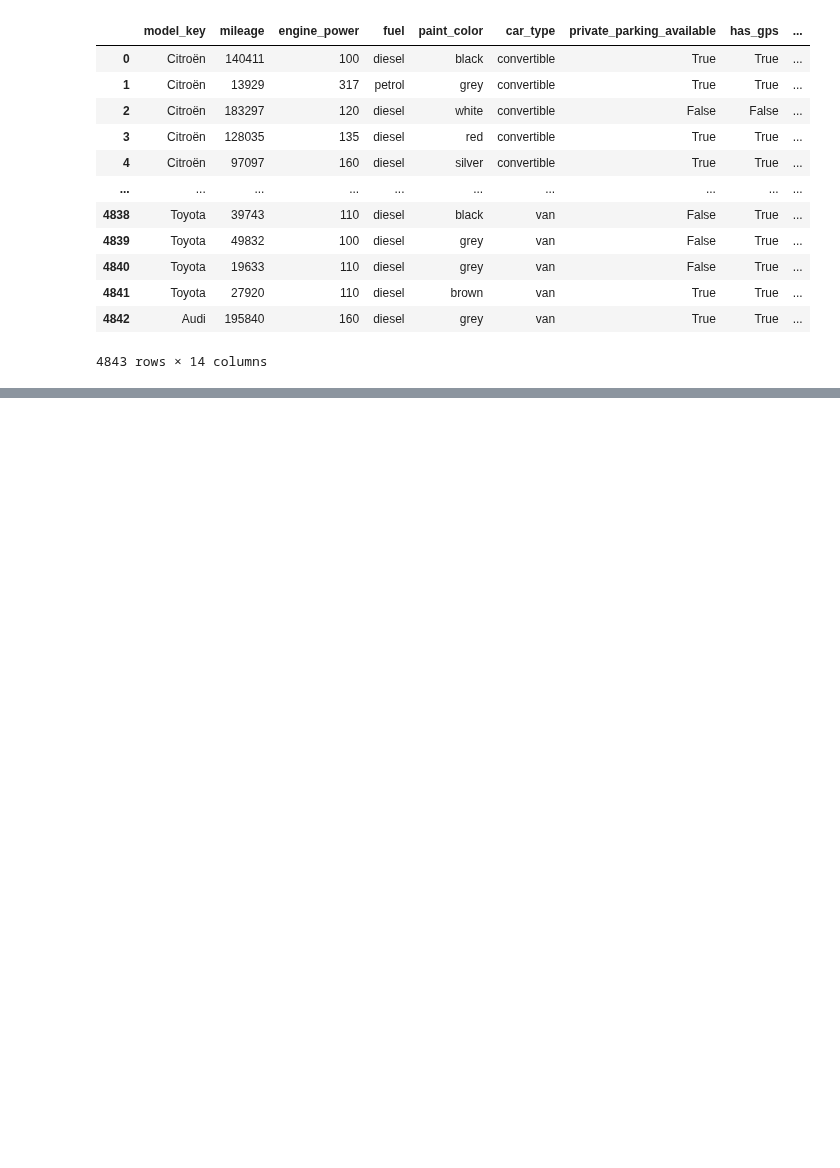
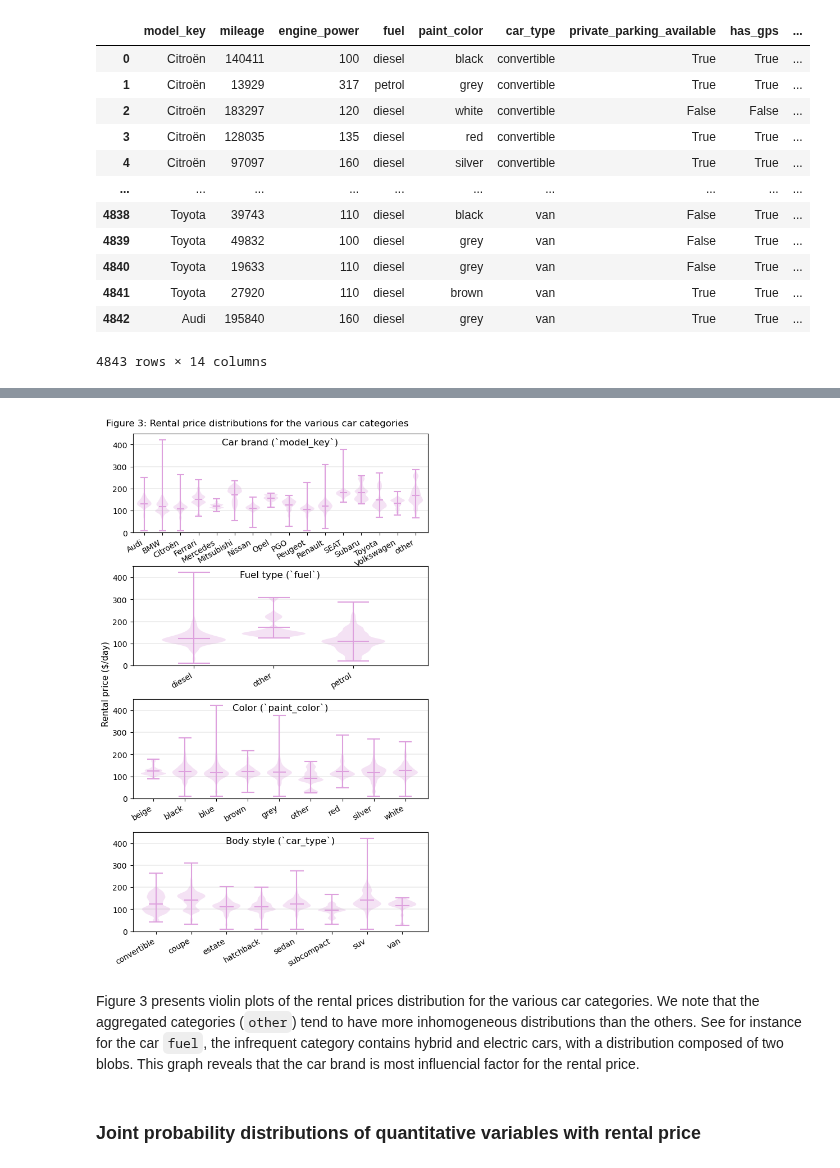
Before and after one commit to netesf13d/jedha-projects, a Jupyter notebook: 1-05-Getaround_Analysis/Getaround_Analysis_pricing.ipynb, the cells around one changed output, grey strips where cells are left out. Drawn from its saved outputs; the diff is of its cells as text; code cells hidden in the pictures; blank space fills up the shorter version.

```diff
--- a/1-05-Getaround_Analysis/Getaround_Analysis_pricing.ipynb
+++ b/1-05-Getaround_Analysis/Getaround_Analysis_pricing.ipynb
@@ -54,0 +250,48 @@ pp_df.describe(include='all')
+# %%
+## Agregate categories with count < 30 into infrequent category `other`
+df_ = df.loc[:, cat_vars]
+value_counts = df_.apply(lambda x: x.map(x.value_counts()))
+df_ = pd.concat([df_.mask(value_counts < 30, 'other'),
+                 df['rental_price_per_day']], axis=1)
+
+##
+fig3, axs3 = plt.subplots(
+    nrows=4, ncols=1, figsize=(6, 9.8), dpi=100,
+    gridspec_kw={'left': 0.1, 'right': 0.975, 'top': 0.965, 'bottom': 0.06,
+                 'hspace': 0.34})
+fig3.suptitle("Figure 3: Rental price distributions for the various car categories",
+              x=0.02, y=0.991, ha='left')
+
+cat_titles = ['Car brand (`model_key`)', 'Fuel type (`fuel`)',
+                'Color (`paint_color`)', 'Body style (`car_type`)']
+for title, item, ax in zip(cat_titles, cat_vars, axs3):
+    ax.set_title(title, y=0.84)
+    vdata, categories = [], []
+    for category, gdf in df_.loc[:, ['rental_price_per_day', item]].groupby(item):
+        vdata.append(gdf['rental_price_per_day'].to_numpy())
+        categories.append(category)
+
+    n = len(categories)
+    vplot = ax.violinplot(vdata, positions=np.linspace(0, n-1, n),
+                          widths=0.8, showmeans=True, bw_method=0.2)
+    for elt in vplot['bodies']:
+        elt.set_facecolor('plum')
+    for elt in ['cbars', 'cmaxes', 'cmins', 'cmeans']:
+        vplot[elt].set_edgecolor('plum')
+    ax.set_xlim(-0.6-0.5/n, n-0.4+1/n)
+    ax.set_xticks(np.arange(0, len(categories)), categories, fontsize=10,
+                  rotation=30, ha='right')
+    ax.set_ylim(0, 450)
+    ax.grid(visible=True, axis='y', linewidth=0.3)
+
+fig3.text(0.02, 0.51, 'Rental price ($/day)', rotation=90, fontsize=11,
+          ha='center', va='center')
+
+
+plt.show()
+# %% [output]
+[figure, added]
+# %% [markdown]
+Figure 3 presents violin plots of the rental prices distribution for the various car categories. We note that the aggregated categories (`other`) tend to have more inhomogeneous distributions than the others. See for instance for the car `fuel`, the infrequent category contains hybrid and electric cars, with a distribution composed of two blobs. This graph reveals that the car brand is most influencial factor for the rental price.
+# %% [markdown]
+### Joint probability distributions of quantitative variables with rental price
```
Also changed, not shown: parts of 52 cells of this notebook, 9 other files.
